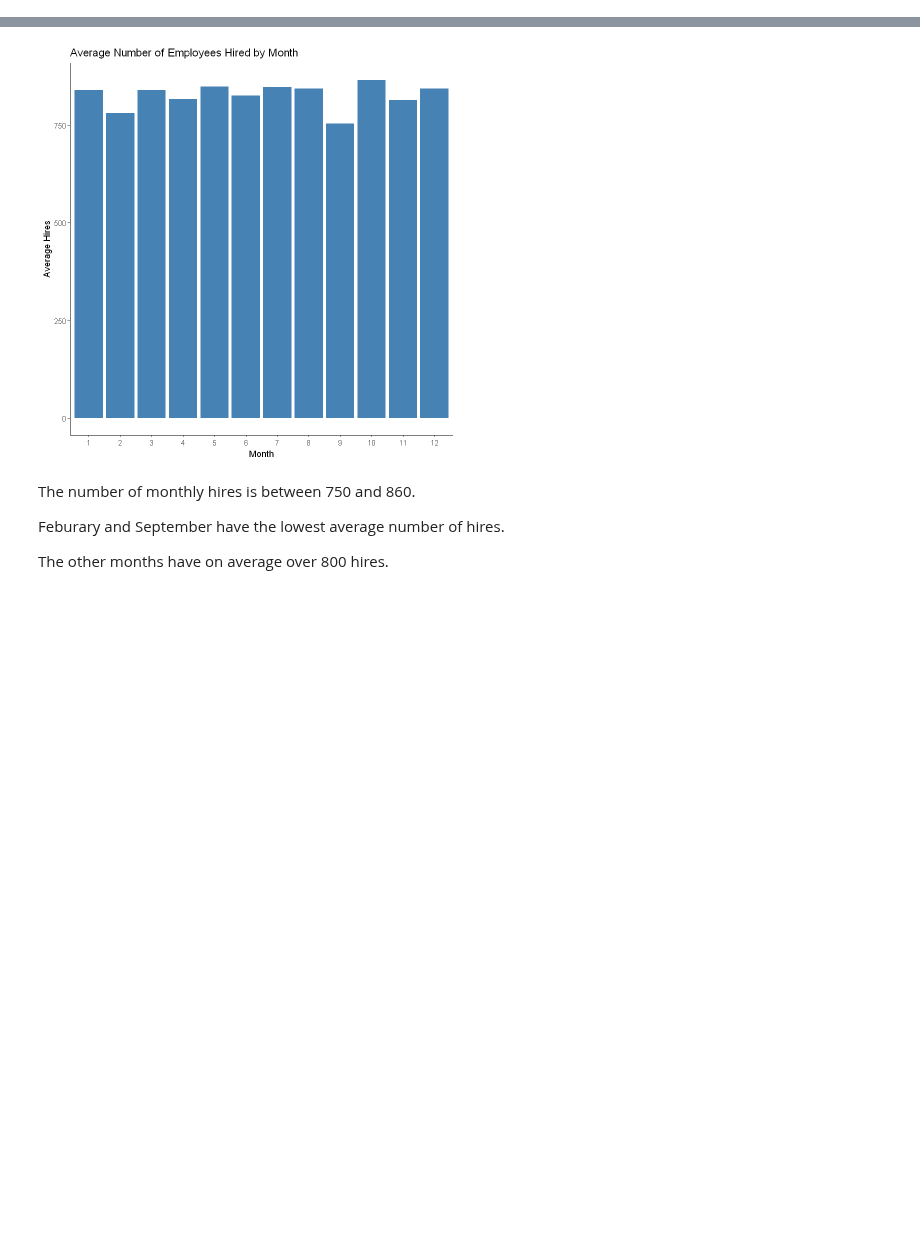
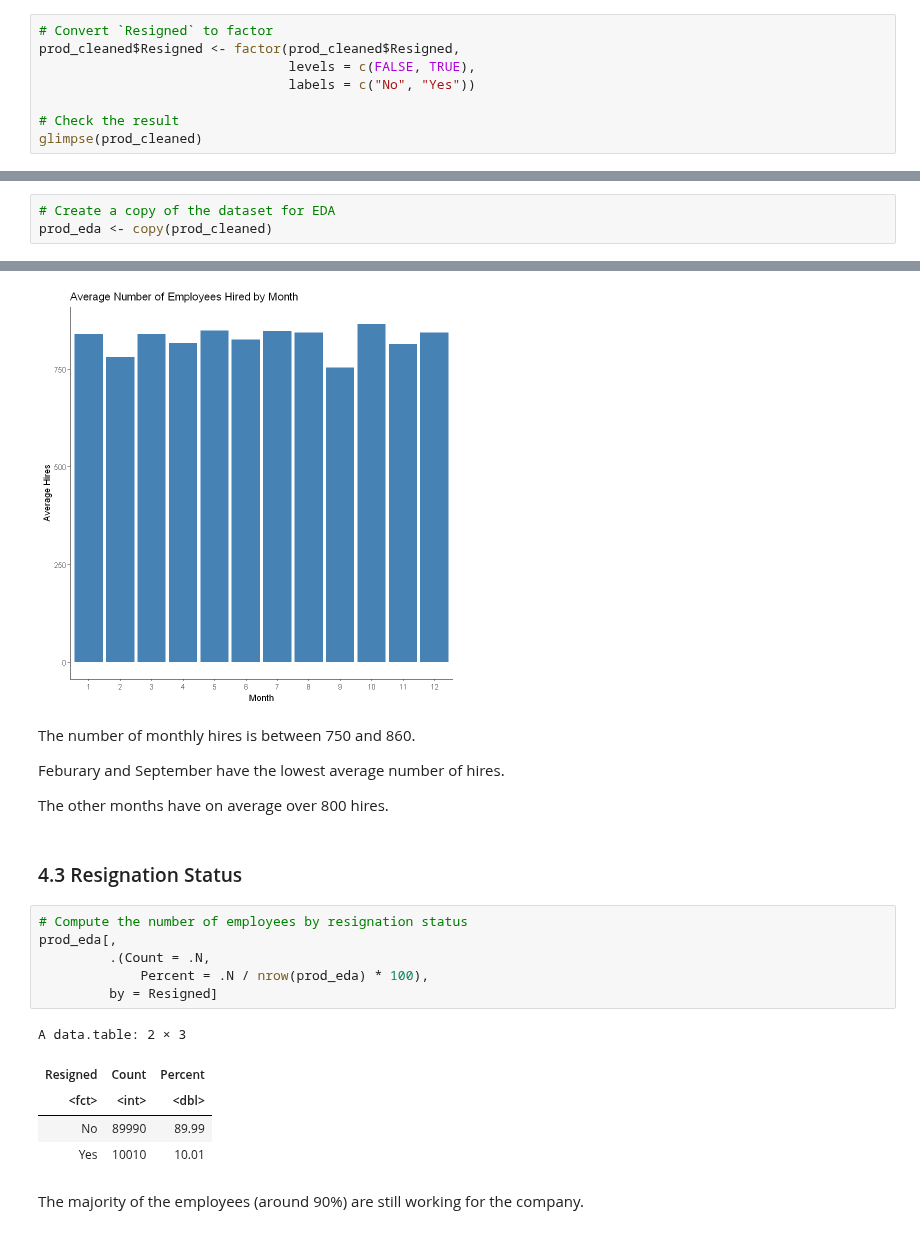
Before and after one commit to svarong-port/data-analytics-projects, a Jupyter notebook: R/employee_productivity/employee_performance_and_productivity_code.ipynb, the cells around one changed output, grey strips where cells are left out. Drawn from its saved outputs; the diff is of its cells as text; blank space fills up the shorter version.

Commit message:
Add code for convert `Resigned` to `factor`

```diff
--- a/R/employee_productivity/employee_performance_and_productivity_code.ipynb
+++ b/R/employee_productivity/employee_performance_and_productivity_code.ipynb
@@ -157,0 +142,8 @@ All `character` columns have been successfully converted to `factor`.
+# %%
+# Convert `Resigned` to factor
+prod_cleaned$Resigned <- factor(prod_cleaned$Resigned,
+                                levels = c(FALSE, TRUE),
+                                labels = c("No", "Yes"))
+
+# Check the result
+glimpse(prod_cleaned)
@@ -223,6 +235,9 @@ In this section, I will explore the demographic characteristics of the sample:
 1. Gender
 2. Age
 3. Education level
+# %%
+# Create a copy of the dataset for EDA
+prod_eda <- copy(prod_cleaned)
 # %% [markdown]
 ### 3.1 Gender
 # %%
@@ -487,3 +519,19 @@ The number of monthly hires is between 750 and 860.
 Feburary and September have the lowest average number of hires.
 
 The other months have on average over 800 hires.
+# %% [markdown]
+### 4.3 Resignation Status
+# %%
+# Compute the number of employees by resignation status
+prod_eda[,
+         .(Count = .N,
+             Percent = .N / nrow(prod_eda) * 100),
+         by = Resigned]
+# %% [output]
+A data.table: 2 × 3
+| Resigned | Count | Percent |
+| <fct> | <int> | <dbl> |
+| No | 89990 | 89.99 |
+| Yes | 10010 | 10.01 |
+# %% [markdown]
+The majority of the employees (around 90%) are still working for the company.
```
Also changed, not shown: parts of 10 cells of this notebook.
